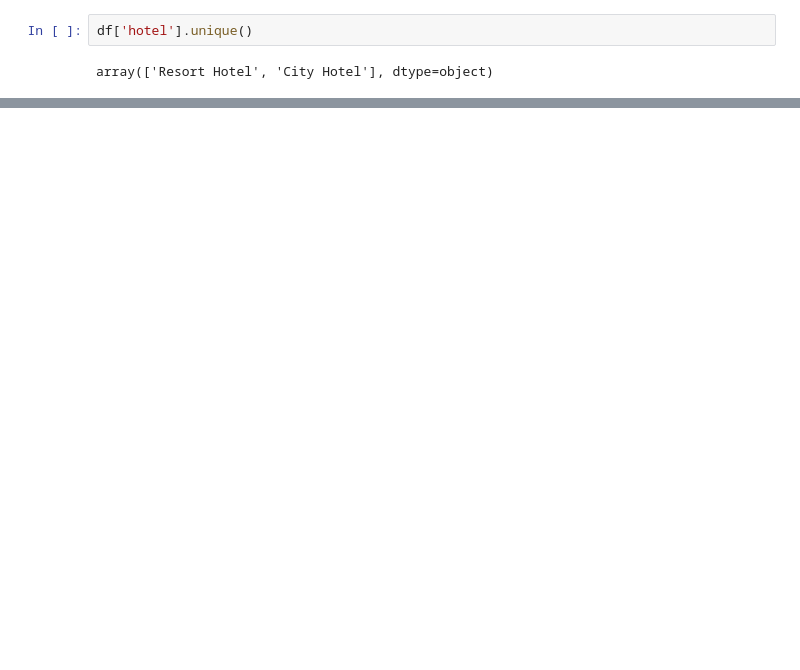
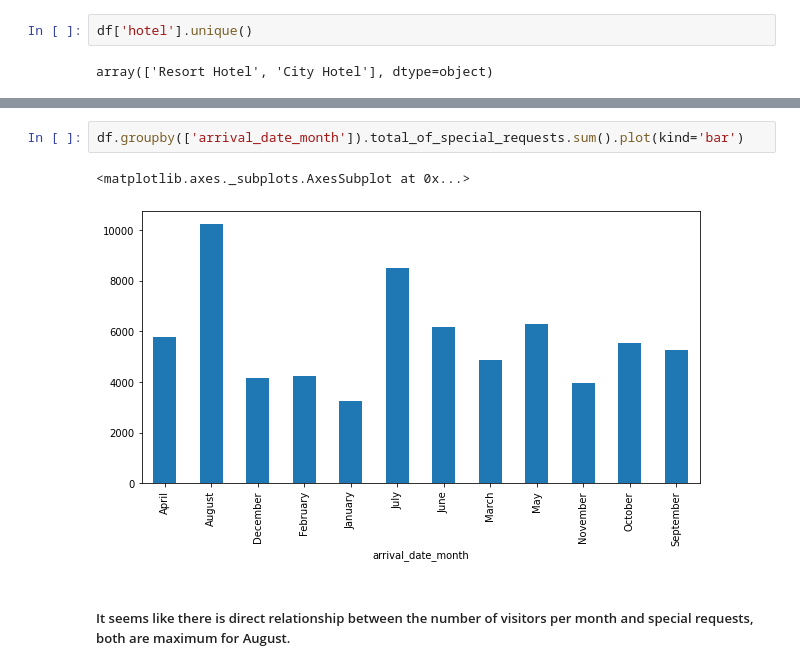
Before and after one commit to Bprs68/Hotel-Booking-Analysis, a Jupyter notebook: Hotel_Booking_Analysis_Capstone_Project.ipynb, the cells around one changed output, grey strips where cells are left out. Saved outputs shown, nothing was run; the diff lists cells and outputs as text; blank space fills up the shorter version.

```diff
--- a/Hotel_Booking_Analysis_Capstone_Project.ipynb
+++ b/Hotel_Booking_Analysis_Capstone_Project.ipynb
@@ -194,0 +273,7 @@ Text(0.5, 0, 'Hotels')
+# %%
+df.groupby(['arrival_date_month']).total_of_special_requests.sum().plot(kind='bar')
+# %% [output]
+<matplotlib.axes._subplots.AxesSubplot at 0x...>
+[figure, added]
+# %% [markdown]
+##### It seems like there is direct relationship between the number of visitors per month and special requests, both are maximum for August.
```
Also changed, not shown: parts of 22 cells of this notebook.
